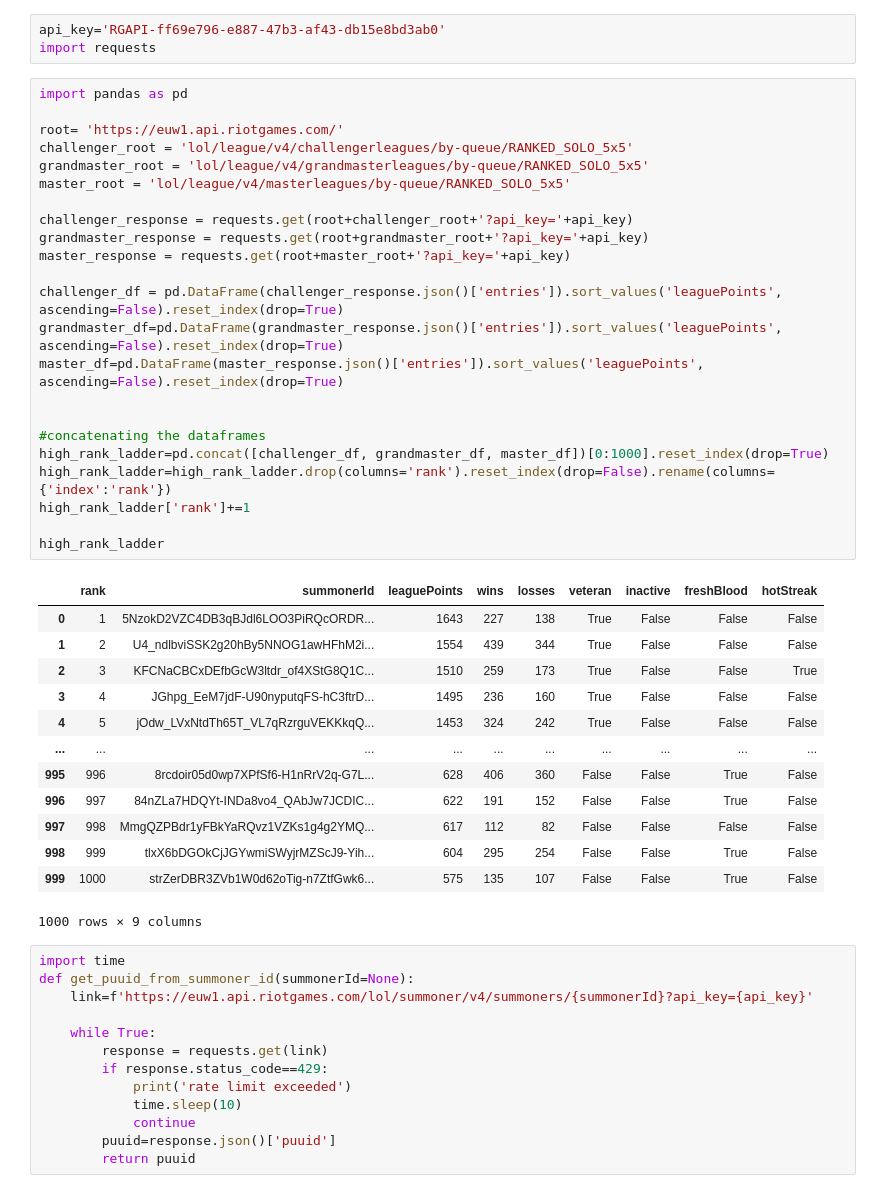
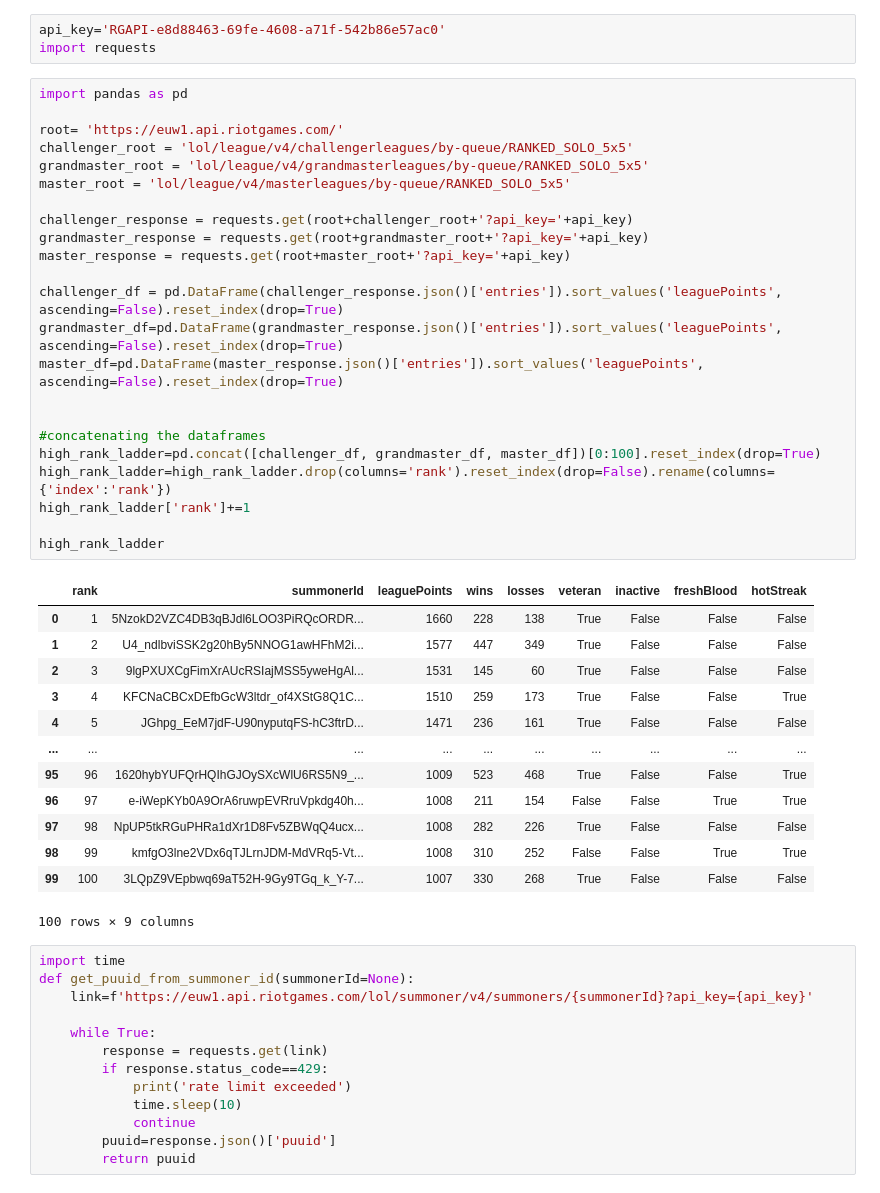
Before and after one commit to mohammad20306/Dissertation, a Jupyter notebook: project_code.ipynb, the cells around one changed output. Saved outputs shown, nothing was run; the diff lists cells and outputs as text.

```diff
--- a/project_code.ipynb
+++ b/project_code.ipynb
@@ -1,43 +1,43 @@
-# %%
-api_key='RGAPI-ff69e796-e887-47b3-af43-db15e8bd3ab0'
-import requests
+# %%
+api_key='RGAPI-e8d88463-69fe-4608-a71f-542b86e57ac0'
+import requests
 # %%
 import pandas as pd
 
 root= 'https://euw1.api.riotgames.com/'
 challenger_root = 'lol/league/v4/challengerleagues/by-queue/RANKED_SOLO_5x5'
 grandmaster_root = 'lol/league/v4/grandmasterleagues/by-queue/RANKED_SOLO_5x5'
 master_root = 'lol/league/v4/masterleagues/by-queue/RANKED_SOLO_5x5'
 
 challenger_response = requests.get(root+challenger_root+'?api_key='+api_key)
 grandmaster_response = requests.get(root+grandmaster_root+'?api_key='+api_key)
 master_response = requests.get(root+master_root+'?api_key='+api_key)
 
 challenger_df = pd.DataFrame(challenger_response.json()['entries']).sort_values('leaguePoints', ascending=False).reset_index(drop=True)
 grandmaster_df=pd.DataFrame(grandmaster_response.json()['entries']).sort_values('leaguePoints', ascending=False).reset_index(drop=True)
 master_df=pd.DataFrame(master_response.json()['entries']).sort_values('leaguePoints', ascending=False).reset_index(drop=True)
 
 
 #concatenating the dataframes
-high_rank_ladder=pd.concat([challenger_df, grandmaster_df, master_df])[0:1000].reset_index(drop=True)
+high_rank_ladder=pd.concat([challenger_df, grandmaster_df, master_df])[0:100].reset_index(drop=True)
 high_rank_ladder=high_rank_ladder.drop(columns='rank').reset_index(drop=False).rename(columns={'index':'rank'})
 high_rank_ladder['rank']+=1
 
 high_rank_ladder
 # %% [output]
 |  | rank | summonerId | leaguePoints | wins | losses | veteran | inactive | freshBlood | hotStreak |
-| 0 | 1 | 5NzokD2VZC4DB3qBJdl6LOO3PiRQcORDR... | 1643 | 227 | 138 | True | False | False | False |
-| 1 | 2 | U4_ndlbviSSK2g20hBy5NNOG1awHFhM2i... | 1554 | 439 | 344 | True | False | False | False |
-| 2 | 3 | KFCNaCBCxDEfbGcW3ltdr_of4XStG8Q1C... | 1510 | 259 | 173 | True | False | False | True |
-| 3 | 4 | JGhpg_EeM7jdF-U90nyputqFS-hC3ftrD... | 1495 | 236 | 160 | True | False | False | False |
-| 4 | 5 | jOdw_LVxNtdTh65T_VL7qRzrguVEKKkqQ... | 1453 | 324 | 242 | True | False | False | False |
+| 0 | 1 | 5NzokD2VZC4DB3qBJdl6LOO3PiRQcORDR... | 1660 | 228 | 138 | True | False | False | False |
+| 1 | 2 | U4_ndlbviSSK2g20hBy5NNOG1awHFhM2i... | 1577 | 447 | 349 | True | False | False | False |
+| 2 | 3 | 9lgPXUXCgFimXrAUcRSIajMSS5yweHgAl... | 1531 | 145 | 60 | True | False | False | False |
+| 3 | 4 | KFCNaCBCxDEfbGcW3ltdr_of4XStG8Q1C... | 1510 | 259 | 173 | True | False | False | True |
+| 4 | 5 | JGhpg_EeM7jdF-U90nyputqFS-hC3ftrD... | 1471 | 236 | 161 | True | False | False | False |
 | ... | ... | ... | ... | ... | ... | ... | ... | ... | ... |
-| 995 | 996 | 8rcdoir05d0wp7XPfSf6-H1nRrV2q-G7L... | 628 | 406 | 360 | False | False | True | False |
-| 996 | 997 | 84nZLa7HDQYt-INDa8vo4_QAbJw7JCDIC... | 622 | 191 | 152 | False | False | True | False |
-| 997 | 998 | MmgQZPBdr1yFBkYaRQvz1VZKs1g4g2YMQ... | 617 | 112 | 82 | False | False | False | False |
-| 998 | 999 | tlxX6bDGOkCjJGYwmiSWyjrMZScJ9-Yih... | 604 | 295 | 254 | False | False | True | False |
-| 999 | 1000 | strZerDBR3ZVb1W0d62oTig-n7ZtfGwk6... | 575 | 135 | 107 | False | False | True | False |
+| 95 | 96 | 1620hybYUFQrHQIhGJOySXcWlU6RS5N9_... | 1009 | 523 | 468 | True | False | False | True |
+| 96 | 97 | e-iWepKYb0A9OrA6ruwpEVRruVpkdg40h... | 1008 | 211 | 154 | False | False | True | True |
+| 97 | 98 | NpUP5tkRGuPHRa1dXr1D8Fv5ZBWqQ4ucx... | 1008 | 282 | 226 | True | False | False | False |
+| 98 | 99 | kmfgO3lne2VDx6qTJLrnJDM-MdVRq5-Vt... | 1008 | 310 | 252 | False | False | True | True |
+| 99 | 100 | 3LQpZ9VEpbwq69aT52H-9Gy9TGq_k_Y-7... | 1007 | 330 | 268 | True | False | False | False |
-1000 rows × 9 columns
+100 rows × 9 columns
 # %%
 import time
 def get_puuid_from_summoner_id(summonerId=None):
```
Also changed, not shown: parts of 3 cells of this notebook, 2 other files.
